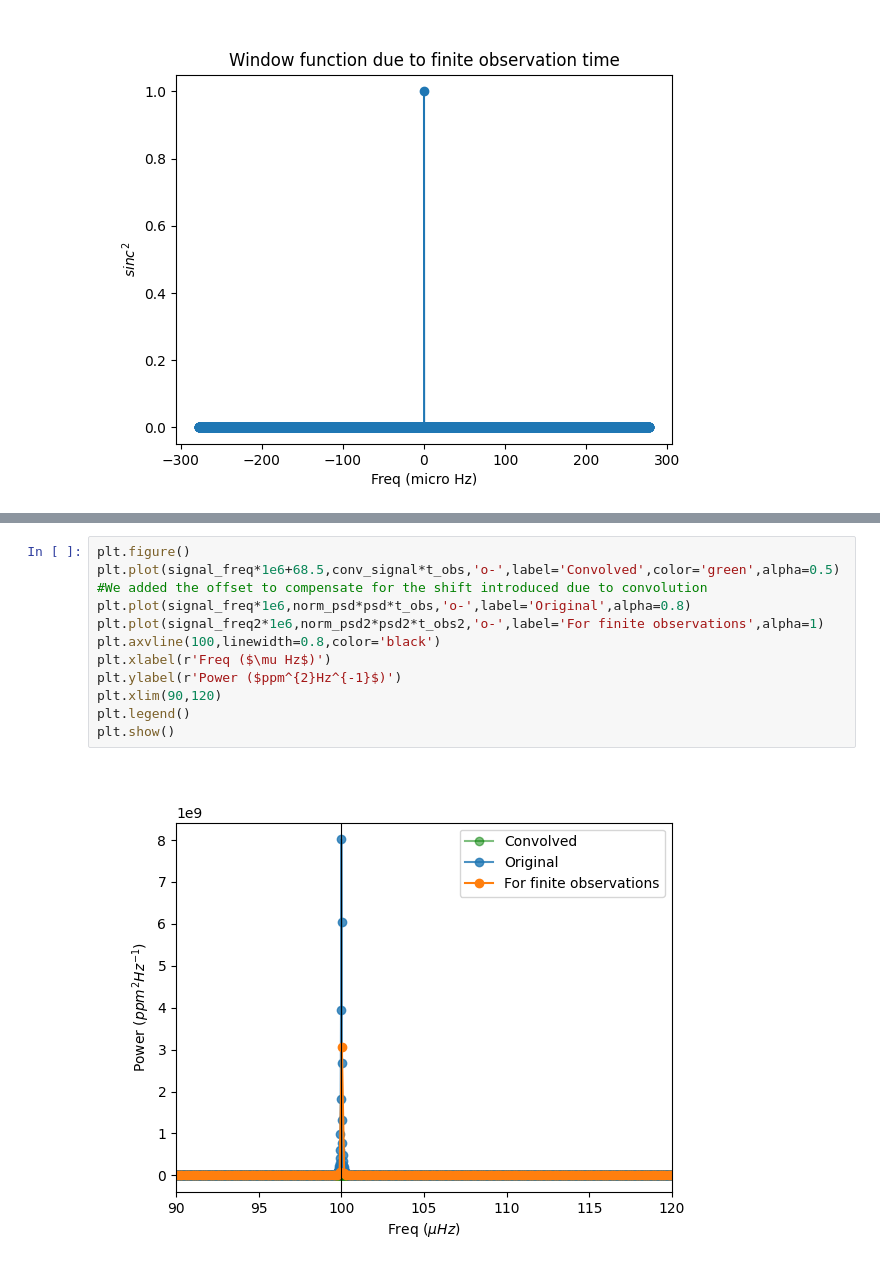
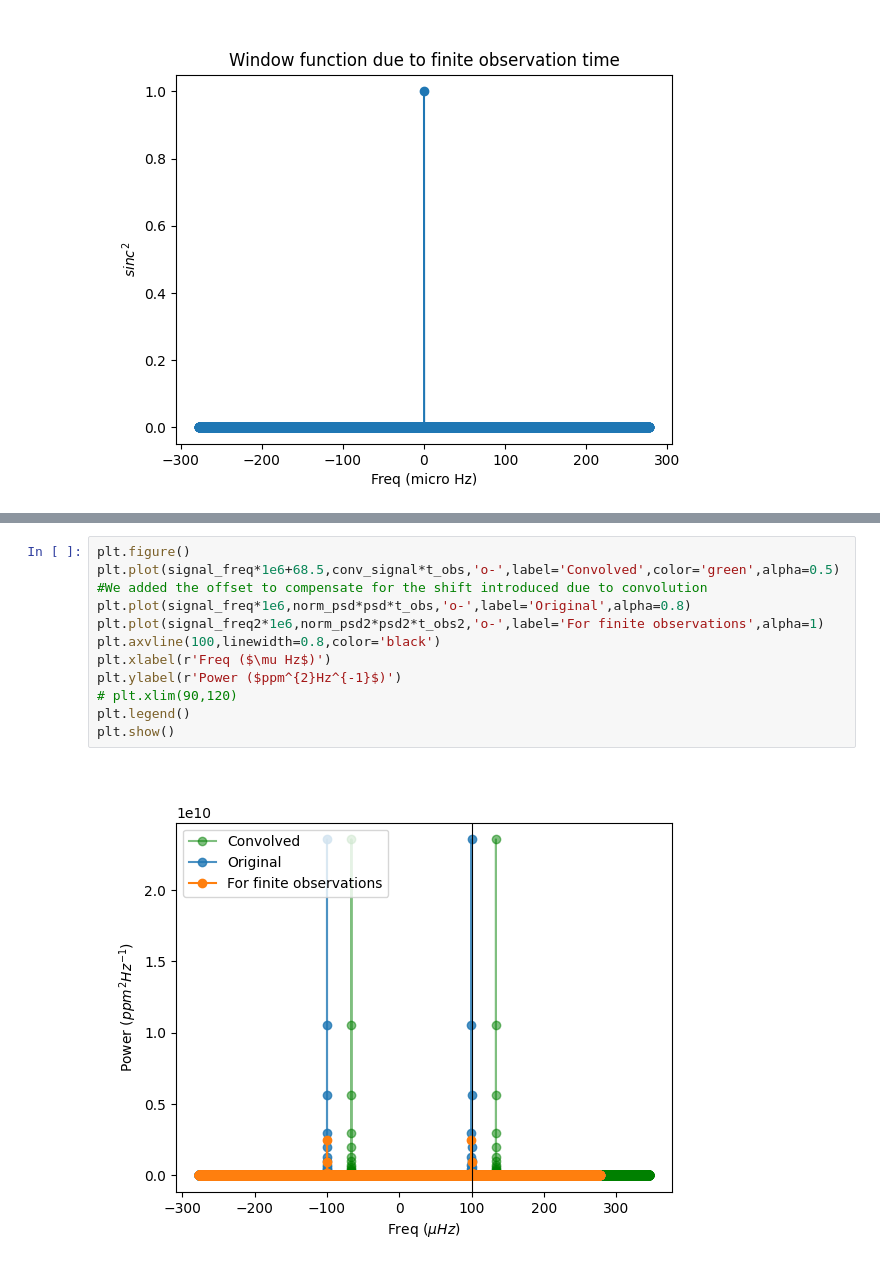
Before and after one commit to ghanghasnipun/damped-harmonic-oscillator, a Jupyter notebook: window_function_ft.ipynb, the cells around one changed output, grey strips where cells are left out. Saved outputs shown, nothing was run; the diff lists cells and outputs as text.

```diff
--- a/window_function_ft.ipynb
+++ b/window_function_ft.ipynb
@@ -192,14 +204,14 @@ conv_signal.shape
 # %%
 plt.figure()
 plt.plot(signal_freq*1e6+68.5,conv_signal*t_obs,'o-',label='Convolved',color='green',alpha=0.5)
 #We added the offset to compensate for the shift introduced due to convolution
 plt.plot(signal_freq*1e6,norm_psd*psd*t_obs,'o-',label='Original',alpha=0.8)
 plt.plot(signal_freq2*1e6,norm_psd2*psd2*t_obs2,'o-',label='For finite observations',alpha=1)
 plt.axvline(100,linewidth=0.8,color='black')
 plt.xlabel(r'Freq ($\mu Hz$)')
 plt.ylabel(r'Power ($ppm^{2}Hz^{-1}$)')
-plt.xlim(90,120)
+# plt.xlim(90,120)
 plt.legend()
 plt.show()
 # %% [output]
-[figure, old version]
+[figure, new version]
```
Also changed, not shown: parts of 13 cells of this notebook.
